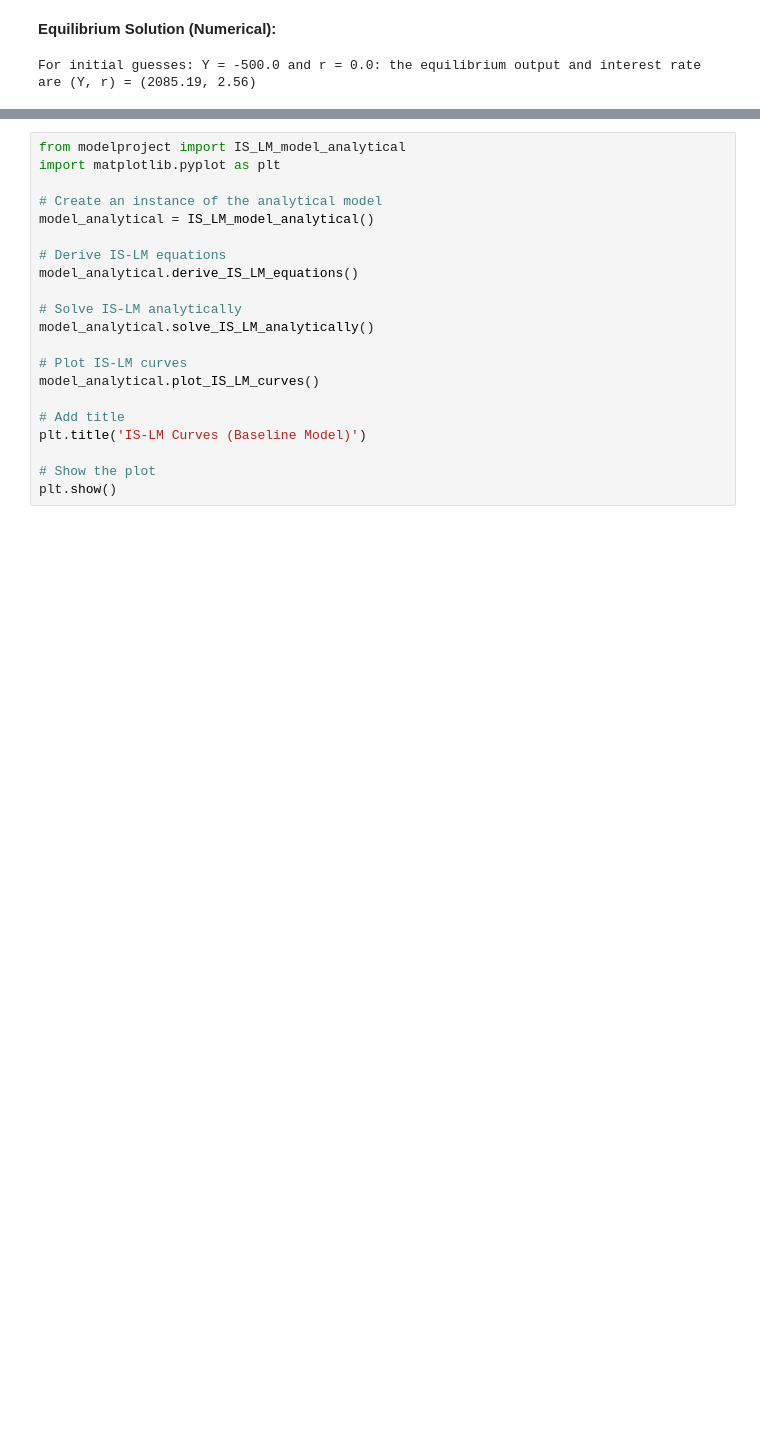
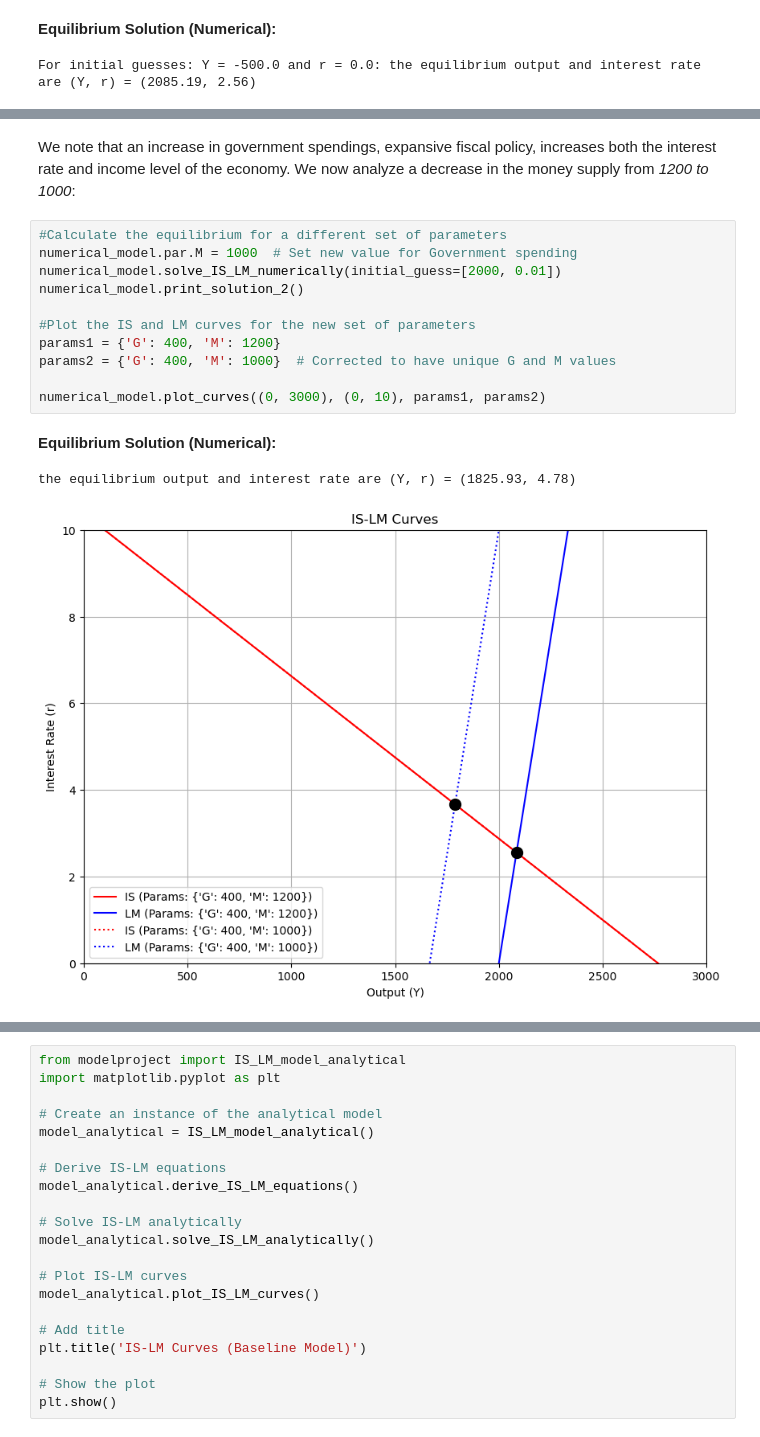
Before and after one commit to NumEconCopenhagen/projects-2024-econtechvets, a Jupyter notebook: modelproject/modelproject.ipynb, the cells around one changed output, grey strips where cells are left out. Drawn from its saved outputs; the diff is of its cells as text; blank space fills up the shorter version.

```diff
--- a/modelproject/modelproject.ipynb
+++ b/modelproject/modelproject.ipynb
@@ -124,0 +143,18 @@ We notice the results for the numerical solution to be identical to the analytic
+# %% [markdown]
+We note that an increase in government spendings, expansive fiscal policy, increases both the interest rate and income level of the economy.
+We now analyze a decrease in the money supply from *1200 to 1000*:
+# %%
+#Calculate the equilibrium for a different set of parameters
+numerical_model.par.M = 1000  # Set new value for Government spending
+numerical_model.solve_IS_LM_numerically(initial_guess=[2000, 0.01])
+numerical_model.print_solution_2()
+
+#Plot the IS and LM curves for the new set of parameters
+params1 = {'G': 400, 'M': 1200}
+params2 = {'G': 400, 'M': 1000}  # Corrected to have unique G and M values
+
+numerical_model.plot_curves((0, 3000), (0, 10), params1, params2)
+# %% [output]
+Equilibrium Solution (Numerical):
+the equilibrium output and interest rate are (Y, r) = (1825.93, 4.78)
+[figure, added]
```
Also changed, not shown: parts of 16 cells of this notebook, 1 other file.
